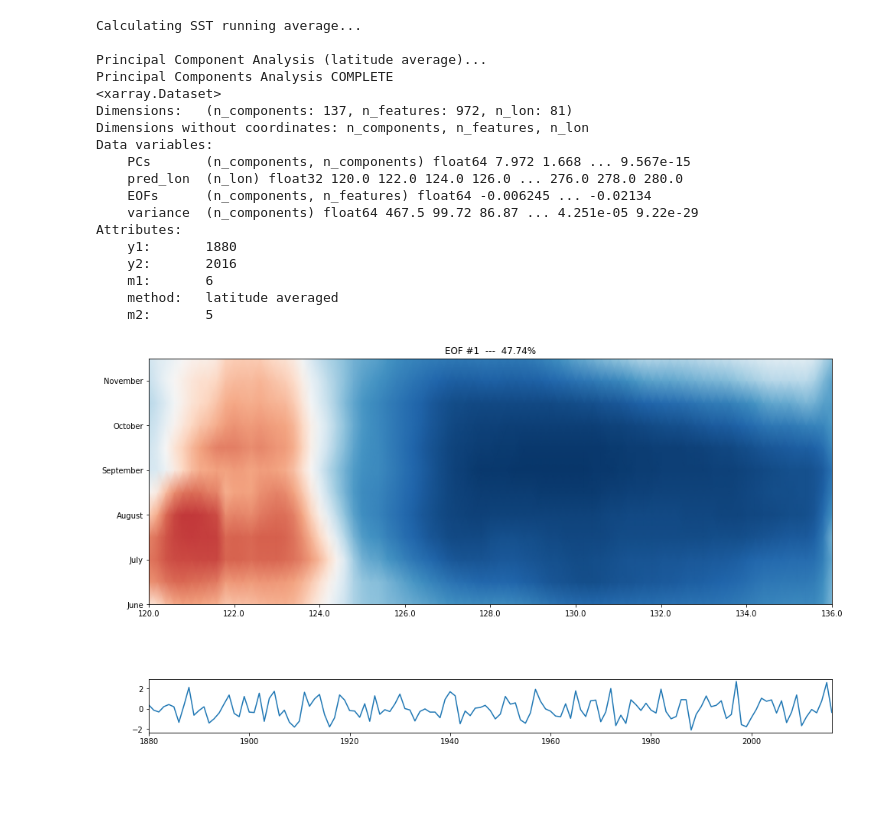
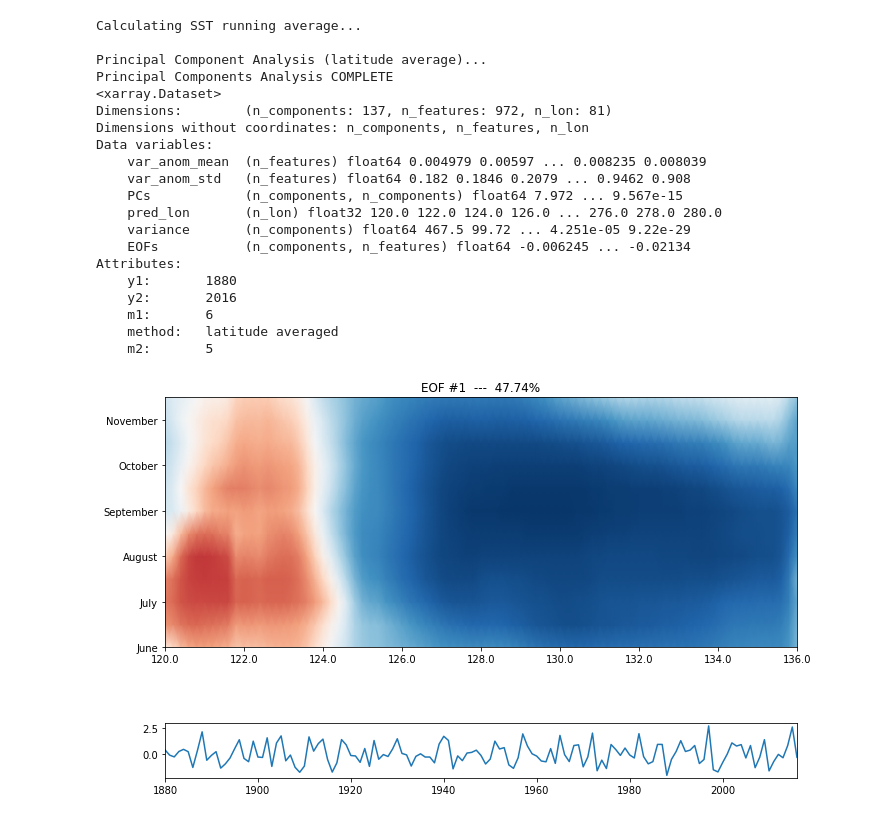
Before and after one commit to teslakit/teslakit, a Jupyter notebook: teslakit/ipynbs/SST_AWT.ipynb, the cells around one changed output. Cells and saved outputs as stored; diff of their text form; code cells hidden in the pictures; blank space fills up the shorter version.

Commit message:
SST_AWT added figures to jupyter notebook

```diff
--- a/teslakit/ipynbs/SST_AWT.ipynb
+++ b/teslakit/ipynbs/SST_AWT.ipynb
@@ -60,37 +61,39 @@ y2_sim = int(site.params.SIMULATION.date_end.split('-')[0])
 # load SST predictor from database
 xds_pred = xr.open_dataset(p_SST)
 
 
 # --------------------------------------
 # Calculate running average
 print('\nCalculating {0} running average... '.format(pred_name))
 xds_pred = CalcRunningMean(xds_pred, pred_name)
 
 # Principal Components Analysis
 print('\nPrincipal Component Analysis (latitude average)...')
 xds_PCA = CalcPCA(xds_pred, pred_name, y1, yN, m1, mN)
 print xds_PCA
 
 # plot EOFs
-n_plot = 3
+n_plot = 6
 PlotEOFs(xds_PCA, n_plot)
 # %% [output]
 Calculating SST running average...
 
 Principal Component Analysis (latitude average)...
 Principal Components Analysis COMPLETE
 <xarray.Dataset>
-Dimensions:   (n_components: 137, n_features: 972, n_lon: 81)
+Dimensions:        (n_components: 137, n_features: 972, n_lon: 81)
 Dimensions without coordinates: n_components, n_features, n_lon
 Data variables:
-    PCs       (n_components, n_components) float64 7.972 1.668 ... 9.567e-15
-    pred_lon  (n_lon) float32 120.0 122.0 124.0 126.0 ... 276.0 278.0 280.0
-    EOFs      (n_components, n_features) float64 -0.006245 ... -0.02134
-    variance  (n_components) float64 467.5 99.72 86.87 ... 4.251e-05 9.22e-29
+    var_anom_mean  (n_features) float64 0.004979 0.00597 ... 0.008235 0.008039
+    var_anom_std   (n_features) float64 0.182 0.1846 0.2079 ... 0.9462 0.908
+    PCs            (n_components, n_components) float64 7.972 ... 9.567e-15
+    pred_lon       (n_lon) float32 120.0 122.0 124.0 126.0 ... 276.0 278.0 280.0
+    variance       (n_components) float64 467.5 99.72 ... 4.251e-05 9.22e-29
+    EOFs           (n_components, n_features) float64 -0.006245 ... -0.02134
 Attributes:
     y1:       1880
     y2:       2016
     m1:       6
     method:   latitude averaged
     m2:       5
-[figure, old version]
+[figure, new version]
```
Also changed, not shown: parts of 5 cells of this notebook, 1 other file.
